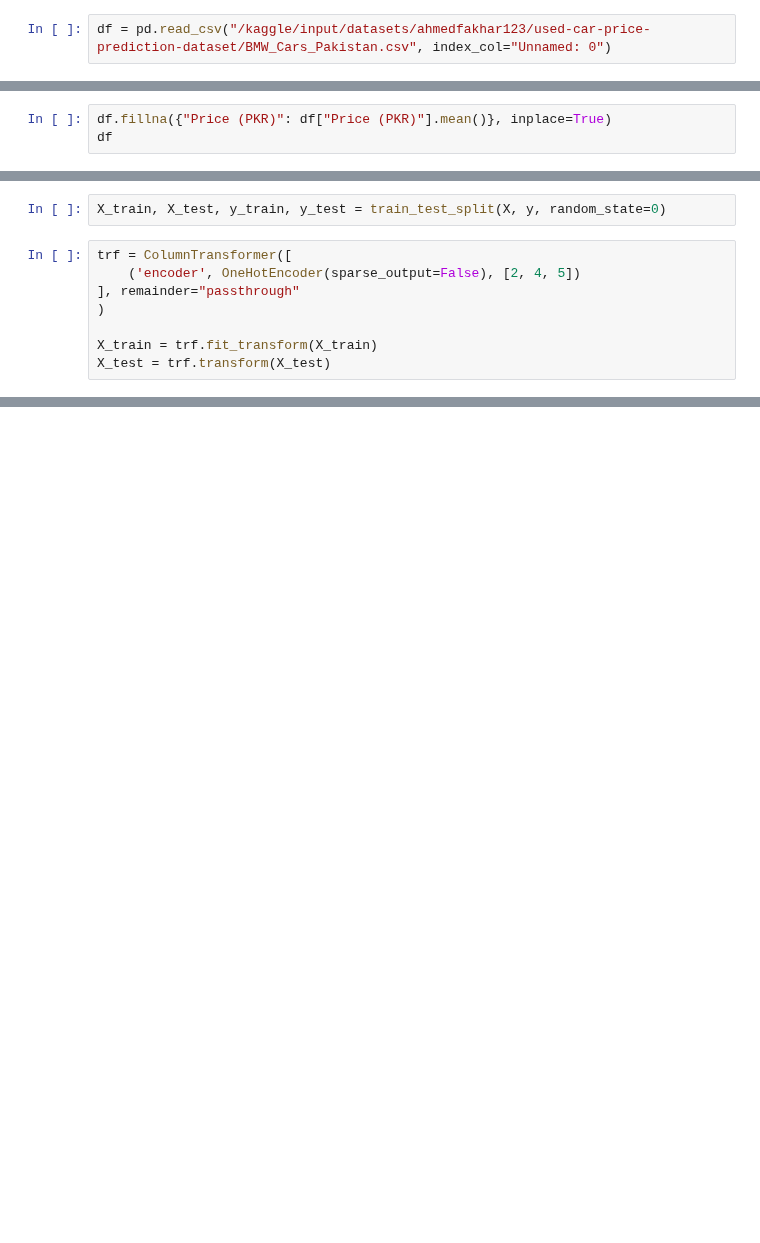
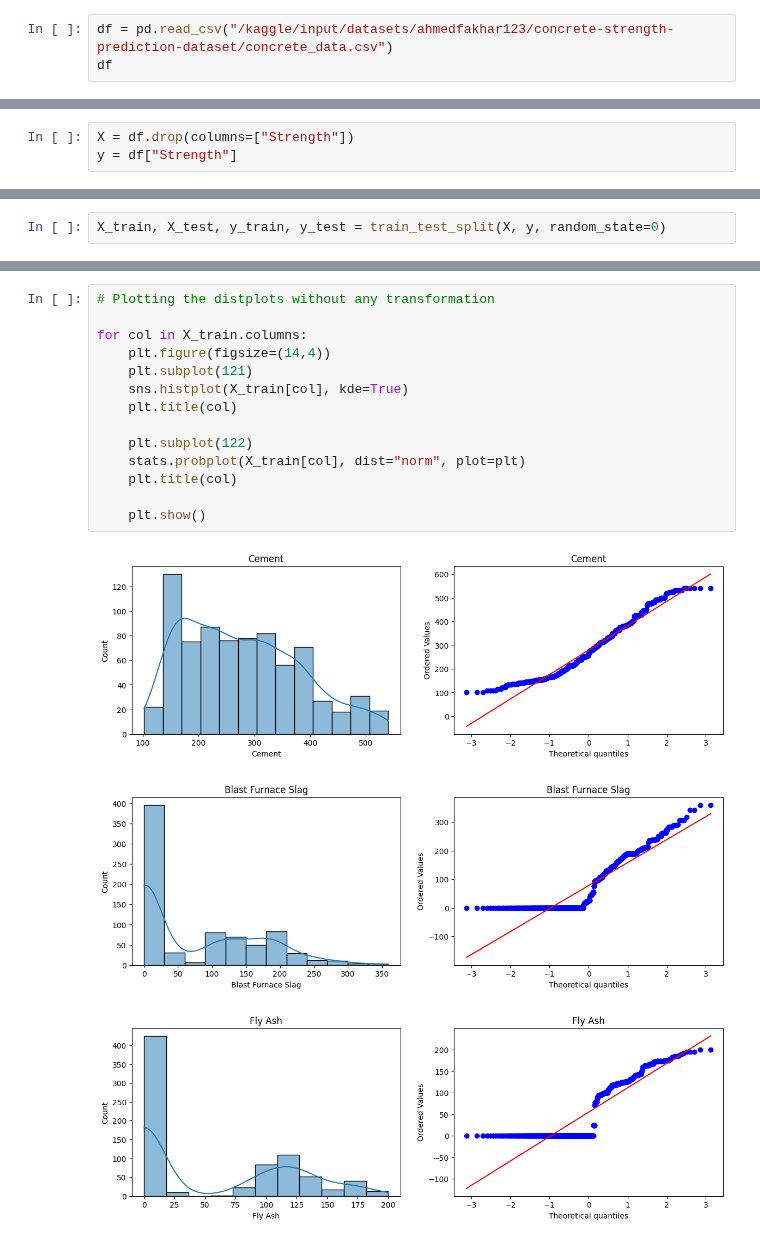
Before and after one commit to ahmedfakhar747/machine-learning-notebooks, a Jupyter notebook: 22_Power_Transformer_in_Scikit_learn.ipynb, the cells around one changed output, grey strips where cells are left out. Cells and saved outputs as stored; diff of their text form; blank space fills up the shorter version.

Commit message:
Kaggle Notebook | 🤖 ML 22 — Power Transformer in Scikit-learn | Version 4

```diff
--- a/22_Power_Transformer_in_Scikit_learn.ipynb
+++ b/22_Power_Transformer_in_Scikit_learn.ipynb
@@ -21,2 +46,3 @@ from sklearn.preprocessing import PowerTransformer
 # %%
-df = pd.read_csv("/kaggle/input/datasets/ahmedfakhar123/used-car-price-prediction-dataset/BMW_Cars_Pakistan.csv", index_col="Unnamed: 0")
+df = pd.read_csv("/kaggle/input/datasets/ahmedfakhar123/concrete-strength-prediction-dataset/concrete_data.csv")
+df
@@ -23,3 +62,0 @@ df = pd.read_csv("/kaggle/input/datasets/ahmedfakhar123/used-car-price-predictio
-# %%
-df.fillna({"Price (PKR)": df["Price (PKR)"].mean()}, inplace=True)
-df
@@ -42,0 +78,3 @@ y = df["Price (PKR)"]
+# %%
+X = df.drop(columns=["Strength"])
+y = df["Strength"]
@@ -43,10 +84,2 @@ y = df["Price (PKR)"]
 # %%
 X_train, X_test, y_train, y_test = train_test_split(X, y, random_state=0)
-# %%
-trf = ColumnTransformer([
-    ('encoder', OneHotEncoder(sparse_output=False), [2, 4, 5])
-], remainder="passthrough"
-)
-
-X_train = trf.fit_transform(X_train)
-X_test = trf.transform(X_test)
@@ -62,0 +108,18 @@ r2_score(y_pred, y_test)
+# %%
+# Plotting the distplots without any transformation
+
+for col in X_train.columns:
+    plt.figure(figsize=(14,4))
+    plt.subplot(121)
+    sns.histplot(X_train[col], kde=True)
+    plt.title(col)
+
+    plt.subplot(122)
+    stats.probplot(X_train[col], dist="norm", plot=plt)
+    plt.title(col)
+
+    plt.show()
+# %% [output]
+[figure, added]
+[figure, added]
+[figure, added]
```
Also changed, not shown: parts of 25 cells of this notebook.
